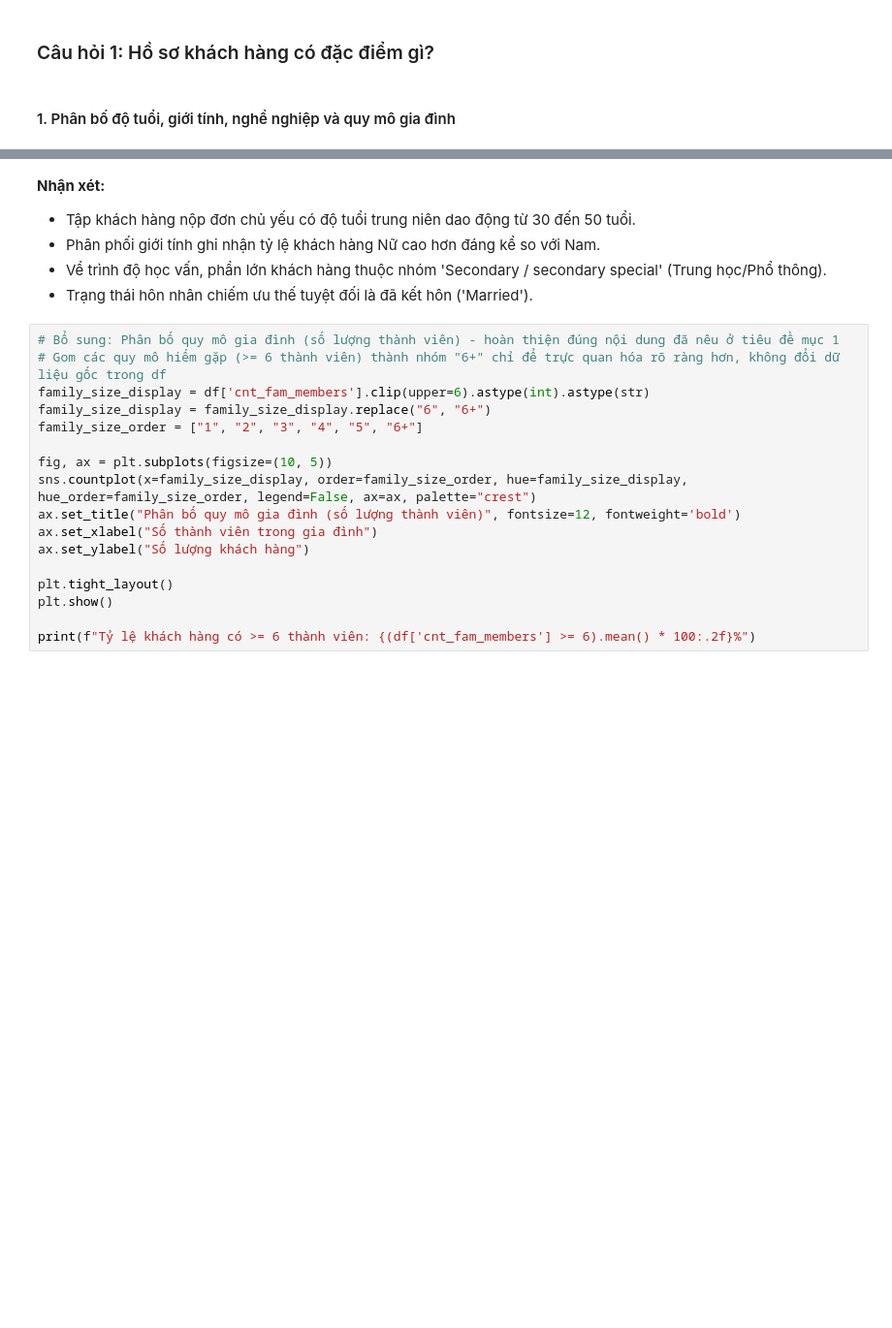
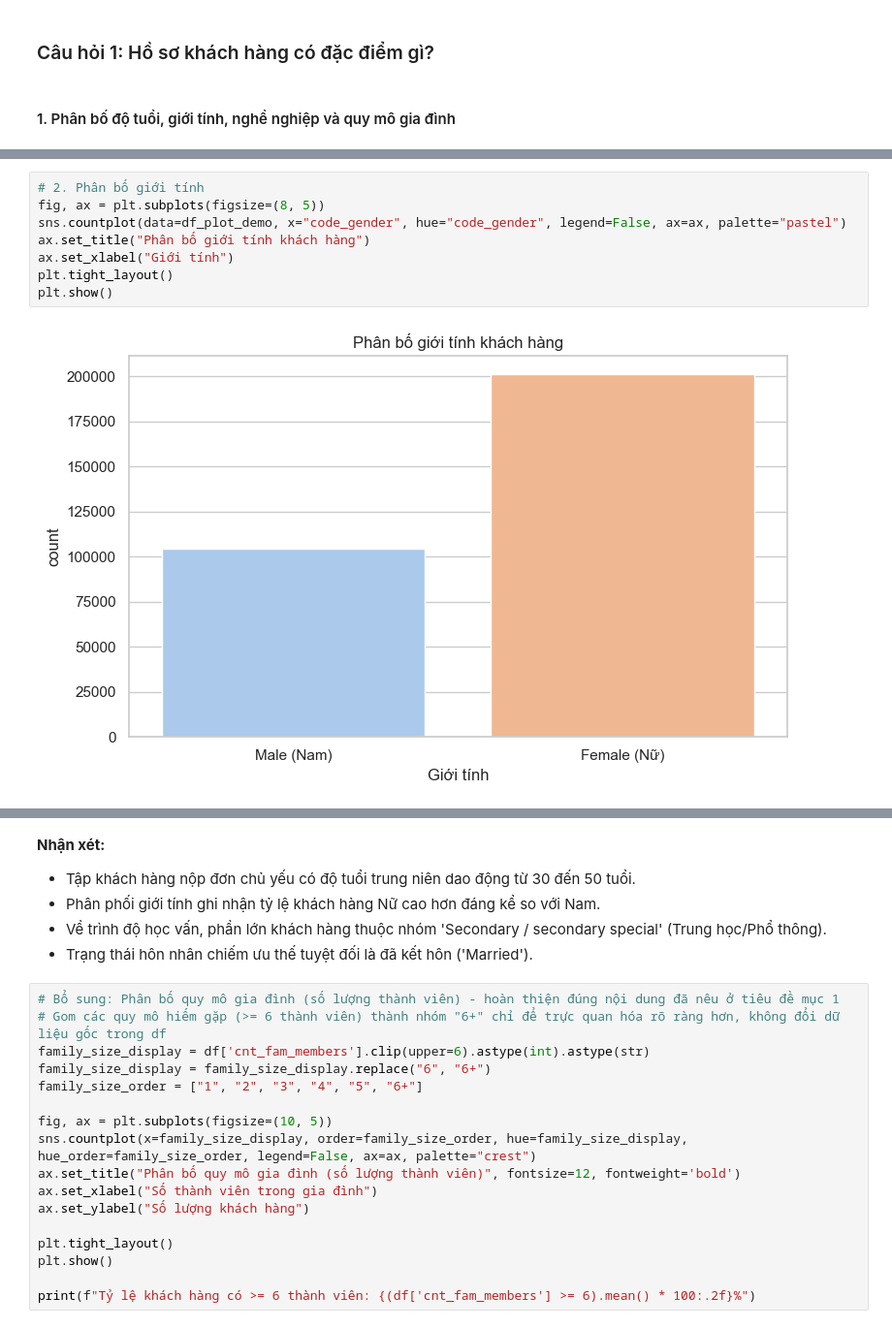
Before and after one commit to thanhhung9720001-collab/credit-risk-classifier, a Jupyter notebook: notebooks/04_eda_visualization.ipynb, the cells around one changed output, grey strips where cells are left out. Shown at 97% size. Drawn from its saved outputs; the diff is of its cells as text; blank space fills up the shorter version.

```diff
--- a/notebooks/04_eda_visualization.ipynb
+++ b/notebooks/04_eda_visualization.ipynb
@@ -246,0 +231,10 @@ plt.show()
+# %%
+# 2. Phân bố giới tính
+fig, ax = plt.subplots(figsize=(8, 5))
+sns.countplot(data=df_plot_demo, x="code_gender", hue="code_gender", legend=False, ax=ax, palette="pastel")
+ax.set_title("Phân bố giới tính khách hàng")
+ax.set_xlabel("Giới tính")
+plt.tight_layout()
+plt.show()
+# %% [output]
+[figure, added]
```
Also changed, not shown: parts of 76 cells of this notebook.
